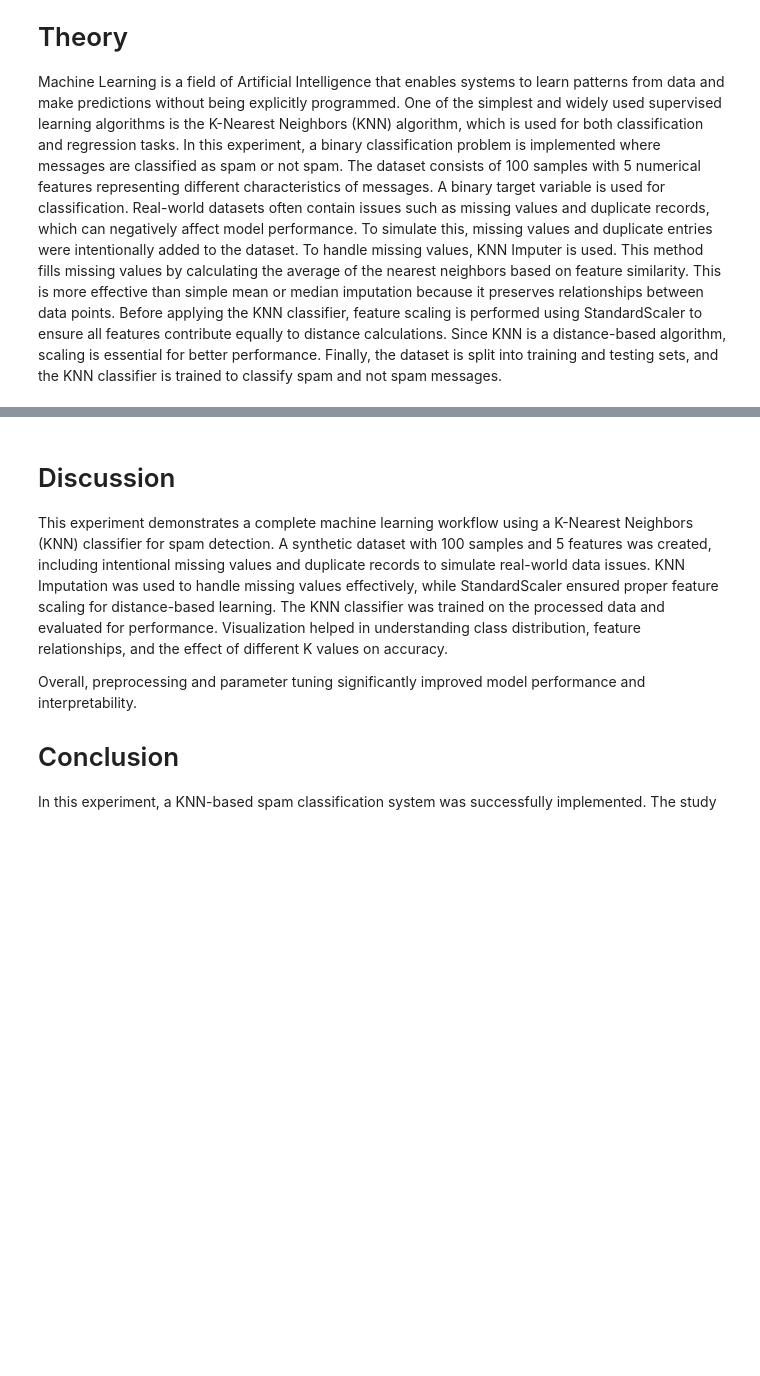
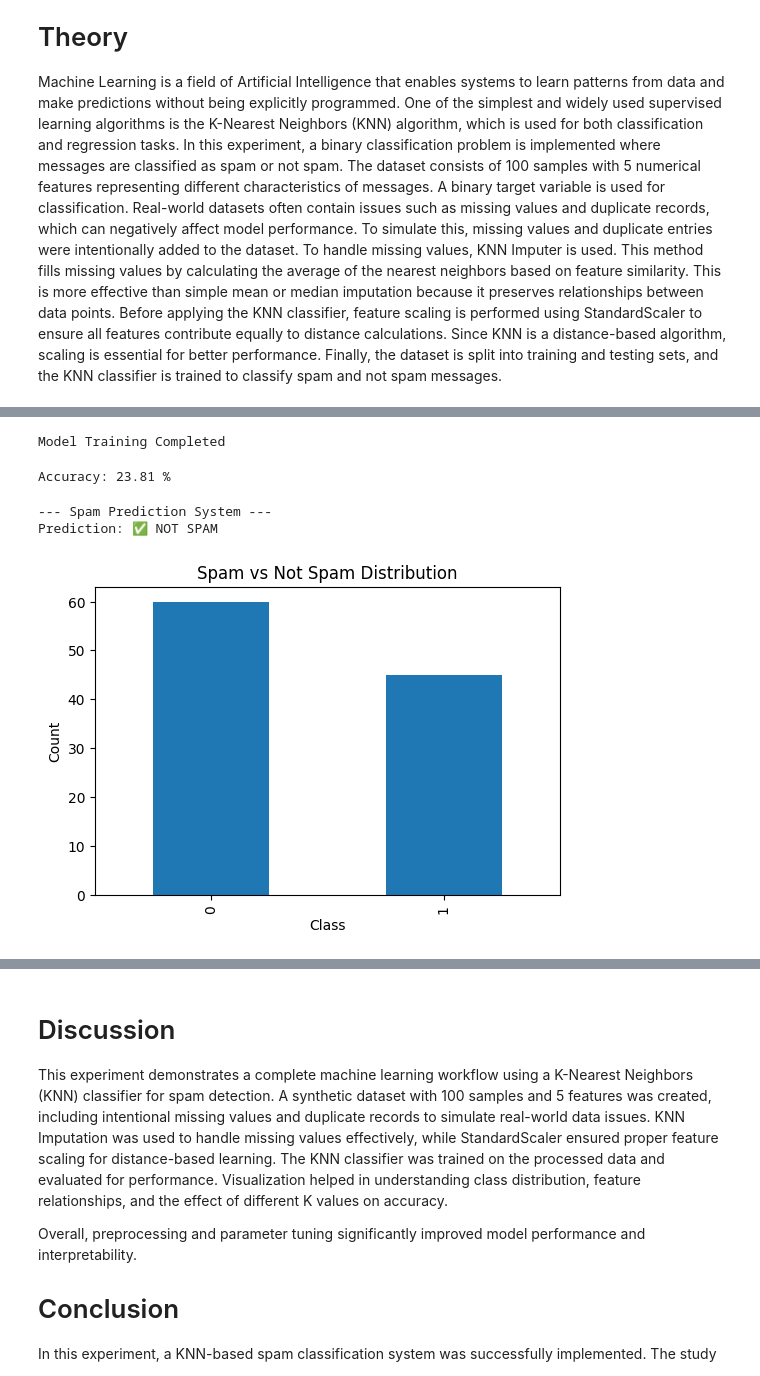
Before and after one commit to sovanashresthaa/KNN-ML, a Jupyter notebook: 079.ipynb, the cells around one changed output, grey strips where cells are left out. Cells and saved outputs as stored; diff of their text form; code cells hidden in the pictures; blank space fills up the shorter version.

```diff
--- a/079.ipynb
+++ b/079.ipynb
@@ -37,8 +49,14 @@ data = pd.DataFrame({
 # %%
+#ADD DUPLICATES + MISSING VALUES
 duplicates = data.sample(5, random_state=1)
+
 data = pd.concat([data, duplicates], ignore_index=True)
 
 for _ in range(10):
     row = np.random.randint(0, len(data))
-    col = np.random.choice(["feature1","feature2","feature3","feature4","feature5"])
+    col = np.random.choice(
+        ["feature1", "feature2", "feature3", "feature4", "feature5"]
+    )
     data.loc[row, col] = np.nan
+
+data.head()
@@ -87,0 +70,7 @@ plt.show()
+# %%
+#Encode class labels
+le = LabelEncoder()
+
+data["class"] = le.fit_transform(data["class"])
+
+data.head()
@@ -87,0 +133,58 @@ plt.show()
+# %%
+#Train KNN model
+
+model = KNeighborsClassifier(n_neighbors=5)
+
+model.fit(X_train, y_train)
+
+print("Model Training Completed")
+# %% [output]
+Model Training Completed
+# %%
+#Test Model Accuracy
+
+y_pred = model.predict(X_test)
+
+accuracy = accuracy_score(y_test, y_pred)
+
+print("Accuracy:", round(accuracy * 100, 2), "%")
+# %% [output]
+Accuracy: 23.81 %
+# %%
+#User prediction
+
+print("\n--- Spam Prediction System ---")
+
+f1 = float(input("Enter Feature 1: "))
+f2 = float(input("Enter Feature 2: "))
+f3 = float(input("Enter Feature 3: "))
+f4 = float(input("Enter Feature 4: "))
+f5 = float(input("Enter Feature 5: "))
+
+user_data = np.array([[f1, f2, f3, f4, f5]])
+
+user_data = scaler.transform(user_data)
+
+prediction = model.predict(user_data)
+
+print(
+    "Prediction:",
+    "🚨 SPAM" if prediction[0] == 1 else "✅ NOT SPAM"
+)
+# %% [output]
+--- Spam Prediction System ---
+Prediction: ✅ NOT SPAM
+# %%
+#visualization 1 (Class Distribution)
+
+plt.figure(figsize=(6,4))
+
+data["class"].value_counts().plot(kind="bar")
+
+plt.title("Spam vs Not Spam Distribution")
+plt.xlabel("Class")
+plt.ylabel("Count")
+
+plt.show()
+# %% [output]
+[figure, added]
```
Also changed, not shown: parts of 12 cells of this notebook.
